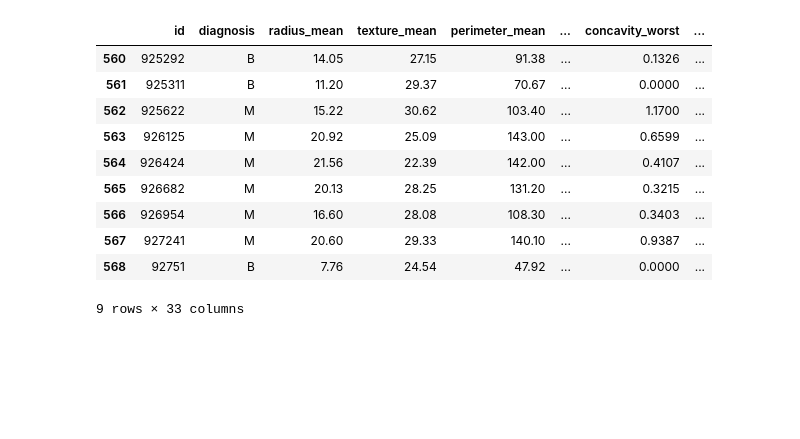
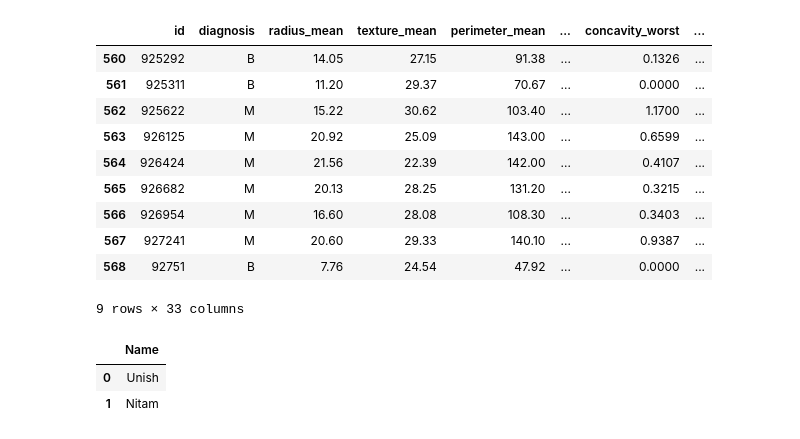
Before and after one commit to Limbu-Unish/Pandas_Content, a Jupyter notebook: Pandas.ipynb, the cells around one changed output. Drawn from its saved outputs; the diff is of its cells as text; code cells hidden in the pictures; blank space fills up the shorter version.

```diff
--- a/Pandas.ipynb
+++ b/Pandas.ipynb
@@ -143,3 +150,9 @@ dataframe.tail(9)
 | 567 | 927241 | M | 20.60 | 29.33 | 140.10 | ... | 0.9387 | ... |
 | 568 | 92751 | B | 7.76 | 24.54 | 47.92 | ... | 0.0000 | ... |
 9 rows × 33 columns
+# %%
+pd.DataFrame({'Name': ['Unish', 'Nitam']})
+# %% [output]
+|  | Name |
+| 0 | Unish |
+| 1 | Nitam |
```
Also changed, not shown: parts of 2 cells of this notebook.
